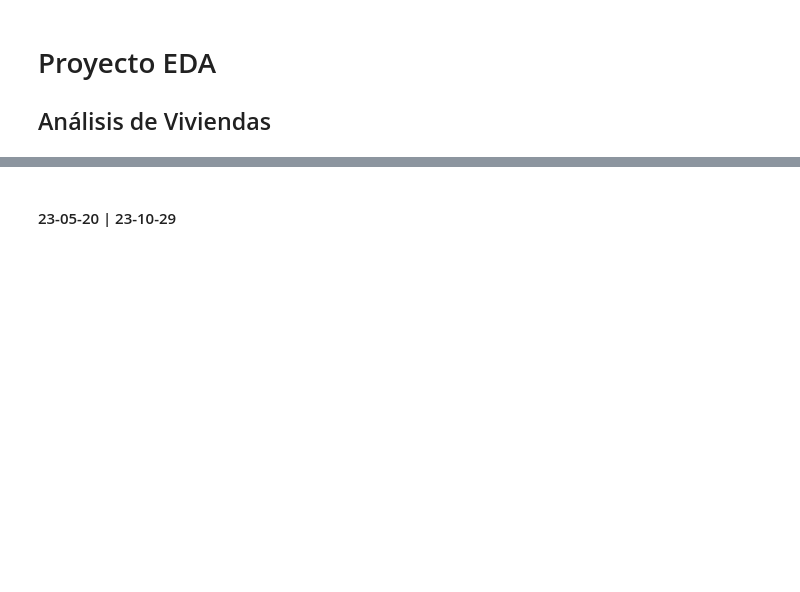
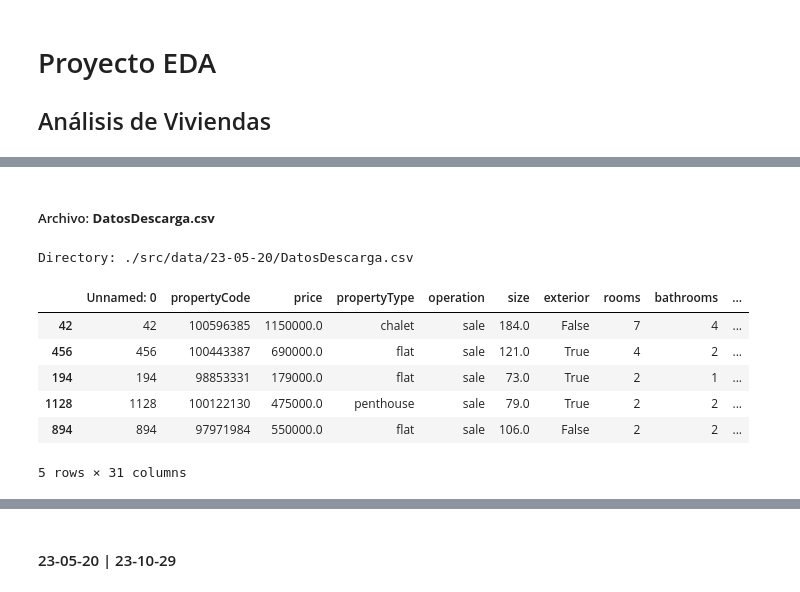
Before and after one commit to asgr29/EDA_Inmuebles_Idealista, a Jupyter notebook: src/notebooks/notebook-eda.ipynb, the cells around one changed output, grey strips where cells are left out. Drawn from its saved outputs; the diff is of its cells as text; code cells hidden in the pictures; blank space fills up the shorter version.

```diff
--- a/src/notebooks/notebook-eda.ipynb
+++ b/src/notebooks/notebook-eda.ipynb
@@ -114,0 +291,17 @@ Name: count, dtype: int64
+# %% [markdown]
+##### Archivo: **DatosDescarga.csv**
+# %%
+dir = f"{path}/23-05-20/{files[3]}"
+print("Directory:", dir)
+
+data = pd.read_csv(dir)
+data.sample(5)
+# %% [output]
+Directory: ./src/data/23-05-20/DatosDescarga.csv
+|  | Unnamed: 0 | propertyCode | price | propertyType | operation | size | exterior | rooms | bathrooms | ... |
+| 42 | 42 | 100596385 | 1150000.0 | chalet | sale | 184.0 | False | 7 | 4 | ... |
+| 456 | 456 | 100443387 | 690000.0 | flat | sale | 121.0 | True | 4 | 2 | ... |
+| 194 | 194 | 98853331 | 179000.0 | flat | sale | 73.0 | True | 2 | 1 | ... |
+| 1128 | 1128 | 100122130 | 475000.0 | penthouse | sale | 79.0 | True | 2 | 2 | ... |
+| 894 | 894 | 97971984 | 550000.0 | flat | sale | 106.0 | False | 2 | 2 | ... |
+5 rows × 31 columns
```
Also changed, not shown: parts of 71 cells of this notebook, 1 other file.
